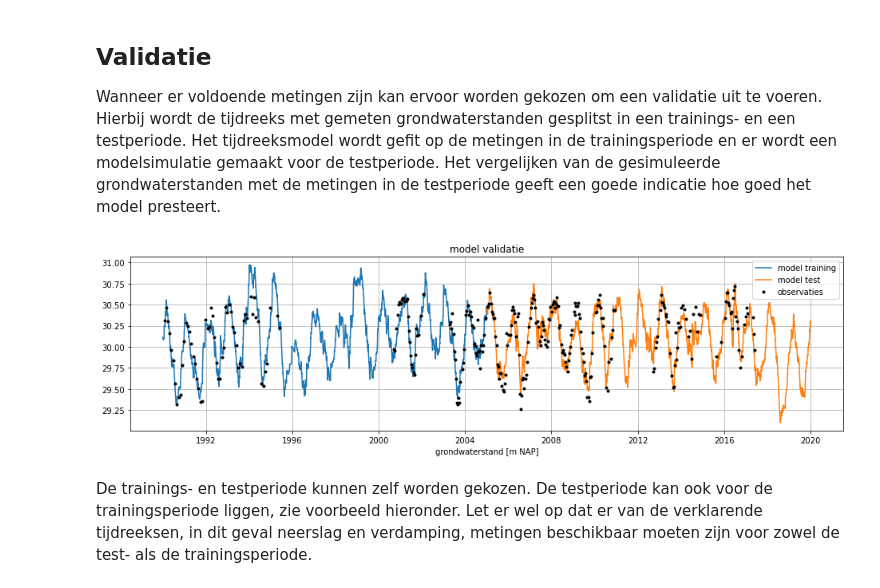
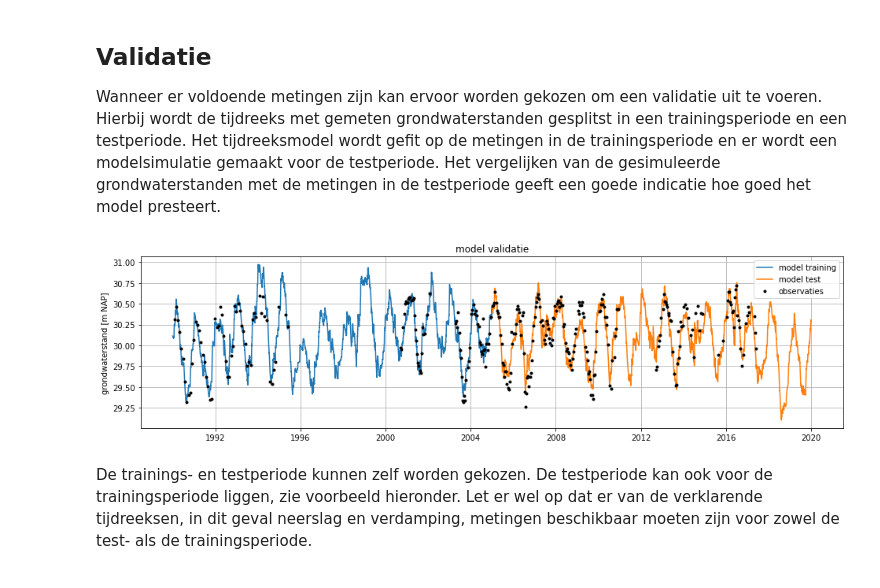
Before and after one commit to ArtesiaWater/stowa_handleiding_tijdreeksanalyse, a Jupyter notebook: beoordeling/beoordeling.ipynb, the cells around one changed output. Cells and saved outputs as stored; diff of their text form; code cells hidden in the pictures.

```diff
--- a/beoordeling/beoordeling.ipynb
+++ b/beoordeling/beoordeling.ipynb
@@ -98,20 +113,21 @@ ax.grid()
 # %% [markdown]
 ## Validatie<a name="validatie"></a>
-Wanneer er voldoende metingen zijn kan ervoor worden gekozen om een validatie uit te voeren. Hierbij wordt de tijdreeks met gemeten grondwaterstanden gesplitst in een trainings- en een testperiode. Het tijdreeksmodel wordt gefit op de metingen in de trainingsperiode en er wordt een modelsimulatie gemaakt voor de testperiode. Het vergelijken van de gesimuleerde grondwaterstanden met de metingen in de testperiode geeft een goede indicatie hoe goed het model presteert.
+
+Wanneer er voldoende metingen zijn kan ervoor worden gekozen om een validatie uit te voeren. Hierbij wordt de tijdreeks met gemeten grondwaterstanden gesplitst in een trainingsperiode en een testperiode. Het tijdreeksmodel wordt gefit op de metingen in de trainingsperiode en er wordt een modelsimulatie gemaakt voor de testperiode. Het vergelijken van de gesimuleerde grondwaterstanden met de metingen in de testperiode geeft een goede indicatie hoe goed het model presteert.
 # %%
 # train het model op periode 1990 - 2005, test het model op de periode 2005 - 2020
 ml_train = ml.copy()
 ml_train.solve(tmin='1990', tmax='2005', report=False)
 fig, ax = plt.subplots(figsize=(16,4))
 ax.plot(ml_train.simulate(tmin='1990', tmax='2005'), label='model training')
 ax.plot(ml_train.simulate(tmin='2005', tmax='2020'), label='model test')
 ax.plot(oseries['1990':], ls='', marker='.', label='observaties', color='k')
 ax.legend()
 ax.grid()
 ax.set_title('model validatie')
-ax.set_xlabel('grondwaterstand [m NAP]');
+ax.set_ylabel('grondwaterstand [m NAP]');
 # %% [output]
-[figure, old version]
+[figure, new version]
 # %% [markdown]
 De trainings- en testperiode kunnen zelf worden gekozen. De testperiode kan ook voor de trainingsperiode liggen, zie voorbeeld hieronder. Let er wel op dat er van de verklarende tijdreeksen, in dit geval neerslag en verdamping, metingen beschikbaar moeten zijn voor zowel de test- als de trainingsperiode.
 # %%
```
Also changed, not shown: parts of 32 cells of this notebook.
